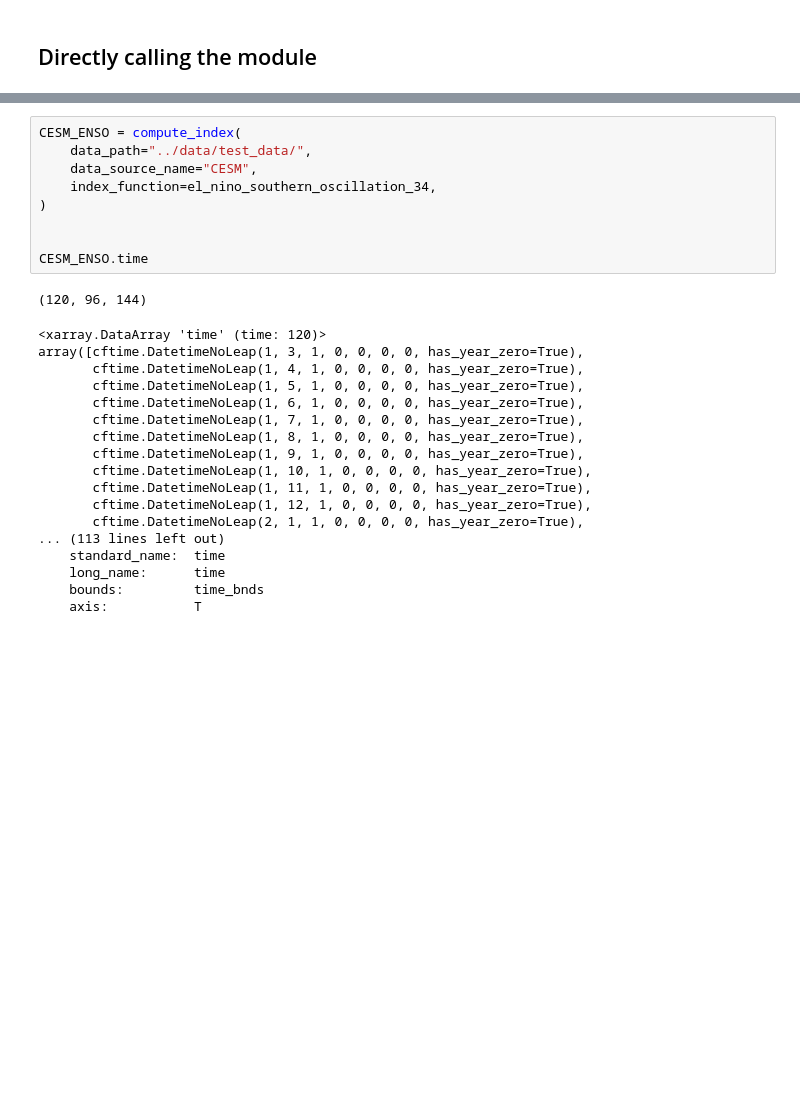
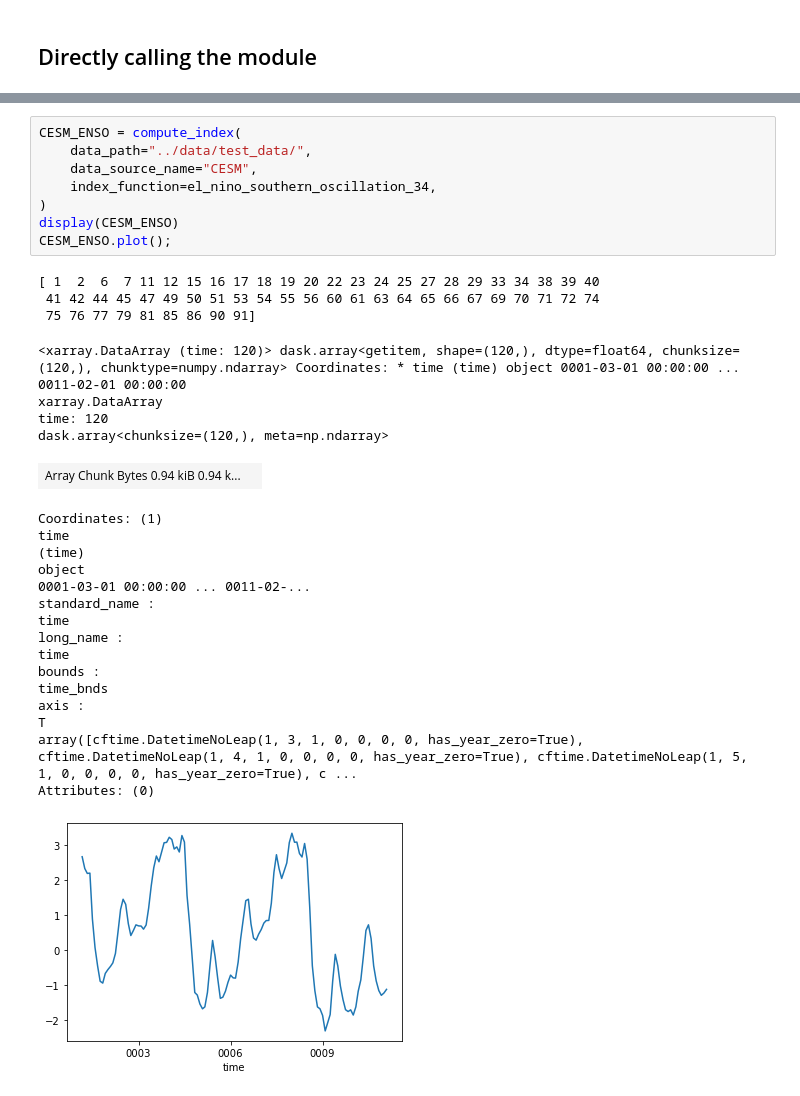
Before and after one commit to MarcoLandtHayen/climate_index_collection, a Jupyter notebook: notebooks/ENSO34_test.ipynb, the cells around one changed output, grey strips where cells are left out. Drawn from its saved outputs; the diff is of its cells as text; blank space fills up the shorter version.

```diff
--- a/notebooks/ENSO34_test.ipynb
+++ b/notebooks/ENSO34_test.ipynb
@@ -127,28 +127,33 @@ Attributes: (0)
 # %%
 CESM_ENSO = compute_index(
     data_path="../data/test_data/",
     data_source_name="CESM",
     index_function=el_nino_southern_oscillation_34,
 )
-
-
-CESM_ENSO.time
+display(CESM_ENSO)
+CESM_ENSO.plot();
 # %% [output]
-(120, 96, 144)
+[ 1  2  6  7 11 12 15 16 17 18 19 20 22 23 24 25 27 28 29 33 34 38 39 40
+ 41 42 44 45 47 49 50 51 53 54 55 56 60 61 63 64 65 66 67 69 70 71 72 74
+ 75 76 77 79 81 85 86 90 91]
-<xarray.DataArray 'time' (time: 120)>
-array([cftime.DatetimeNoLeap(1, 3, 1, 0, 0, 0, 0, has_year_zero=True),
-       cftime.DatetimeNoLeap(1, 4, 1, 0, 0, 0, 0, has_year_zero=True),
-       cftime.DatetimeNoLeap(1, 5, 1, 0, 0, 0, 0, has_year_zero=True),
-       cftime.DatetimeNoLeap(1, 6, 1, 0, 0, 0, 0, has_year_zero=True),
-       cftime.DatetimeNoLeap(1, 7, 1, 0, 0, 0, 0, has_year_zero=True),
-       cftime.DatetimeNoLeap(1, 8, 1, 0, 0, 0, 0, has_year_zero=True),
-       cftime.DatetimeNoLeap(1, 9, 1, 0, 0, 0, 0, has_year_zero=True),
-       cftime.DatetimeNoLeap(1, 10, 1, 0, 0, 0, 0, has_year_zero=True),
-       cftime.DatetimeNoLeap(1, 11, 1, 0, 0, 0, 0, has_year_zero=True),
-       cftime.DatetimeNoLeap(1, 12, 1, 0, 0, 0, 0, has_year_zero=True),
-       cftime.DatetimeNoLeap(2, 1, 1, 0, 0, 0, 0, has_year_zero=True),
-... (113 lines left out)
-    standard_name:  time
-    long_name:      time
-    bounds:         time_bnds
-    axis:           T
+<xarray.DataArray (time: 120)> dask.array<getitem, shape=(120,), dtype=float64, chunksize=(120,), chunktype=numpy.ndarray> Coordinates: * time (time) object 0001-03-01 00:00:00 ... 0011-02-01 00:00:00
+xarray.DataArray
+time: 120
+dask.array<chunksize=(120,), meta=np.ndarray>
+| Array Chunk Bytes 0.94 kiB 0.94 k... |  |
+Coordinates: (1)
+time
+(time)
+object
+0001-03-01 00:00:00 ... 0011-02-...
+standard_name :
+time
+long_name :
+time
+bounds :
+time_bnds
+axis :
+T
+array([cftime.DatetimeNoLeap(1, 3, 1, 0, 0, 0, 0, has_year_zero=True), cftime.DatetimeNoLeap(1, 4, 1, 0, 0, 0, 0, has_year_zero=True), cftime.DatetimeNoLeap(1, 5, 1, 0, 0, 0, 0, has_year_zero=True), c ...
+Attributes: (0)
+[figure, added]
```
Also changed, not shown: parts of 11 cells of this notebook, 2 other files.
